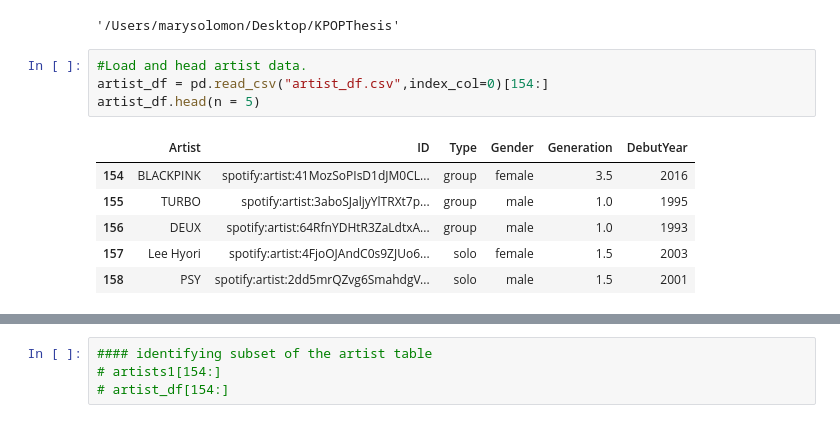
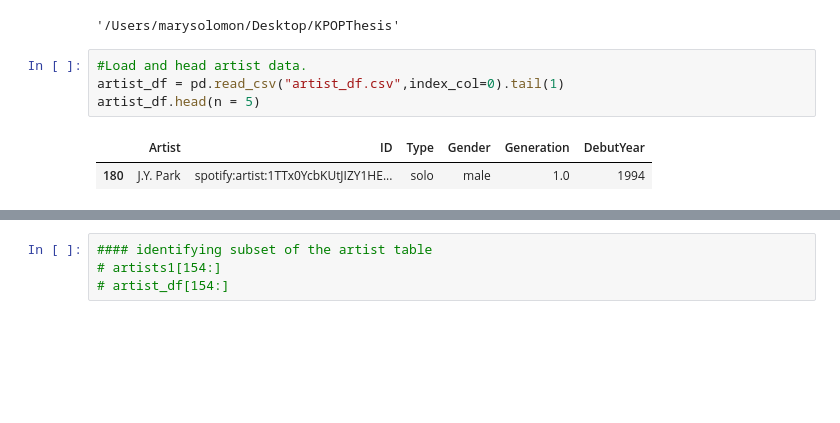
Before and after one commit to marysolomon/KPOPThesis, a Jupyter notebook: SongsMetaClean.ipynb, the cells around one changed output, grey strips where cells are left out. Saved outputs shown, nothing was run; the diff lists cells and outputs as text; blank space fills up the shorter version.

```diff
--- a/SongsMetaClean.ipynb
+++ b/SongsMetaClean.ipynb
@@ -14,14 +14,10 @@ os.getcwd()
 '/Users/marysolomon/Desktop/KPOPThesis'
 # %%
 #Load and head artist data.
-artist_df = pd.read_csv("artist_df.csv",index_col=0)[154:]
+artist_df = pd.read_csv("artist_df.csv",index_col=0).tail(1)
 artist_df.head(n = 5)
 # %% [output]
 |  | Artist | ID | Type | Gender | Generation | DebutYear |
-| 154 | BLACKPINK | spotify:artist:41MozSoPIsD1dJM0CL... | group | female | 3.5 | 2016 |
-| 155 | TURBO | spotify:artist:3aboSJaljyYlTRXt7p... | group | male | 1.0 | 1995 |
-| 156 | DEUX | spotify:artist:64RfnYDHtR3ZaLdtxA... | group | male | 1.0 | 1993 |
-| 157 | Lee Hyori | spotify:artist:4FjoOJAndC0s9ZJUo6... | solo | female | 1.5 | 2003 |
-| 158 | PSY | spotify:artist:2dd5mrQZvg6SmahdgV... | solo | male | 1.5 | 2001 |
+| 180 | J.Y. Park | spotify:artist:1TTx0YcbKUtJIZY1HE... | solo | male | 1.0 | 1994 |
 # %%
 # Load and head songs meta data table
```
Also changed, not shown: parts of 12 cells of this notebook, 9 other files.
